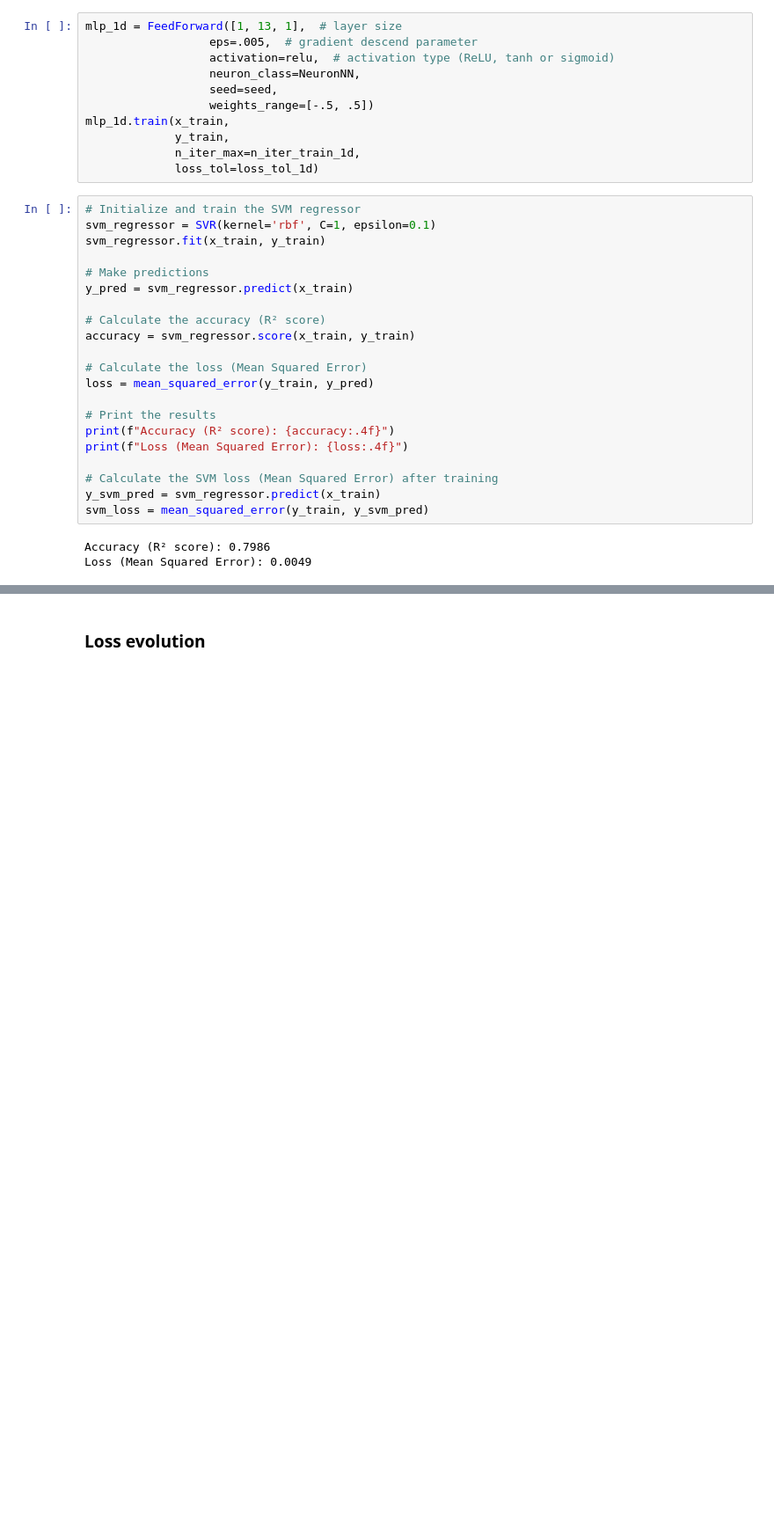
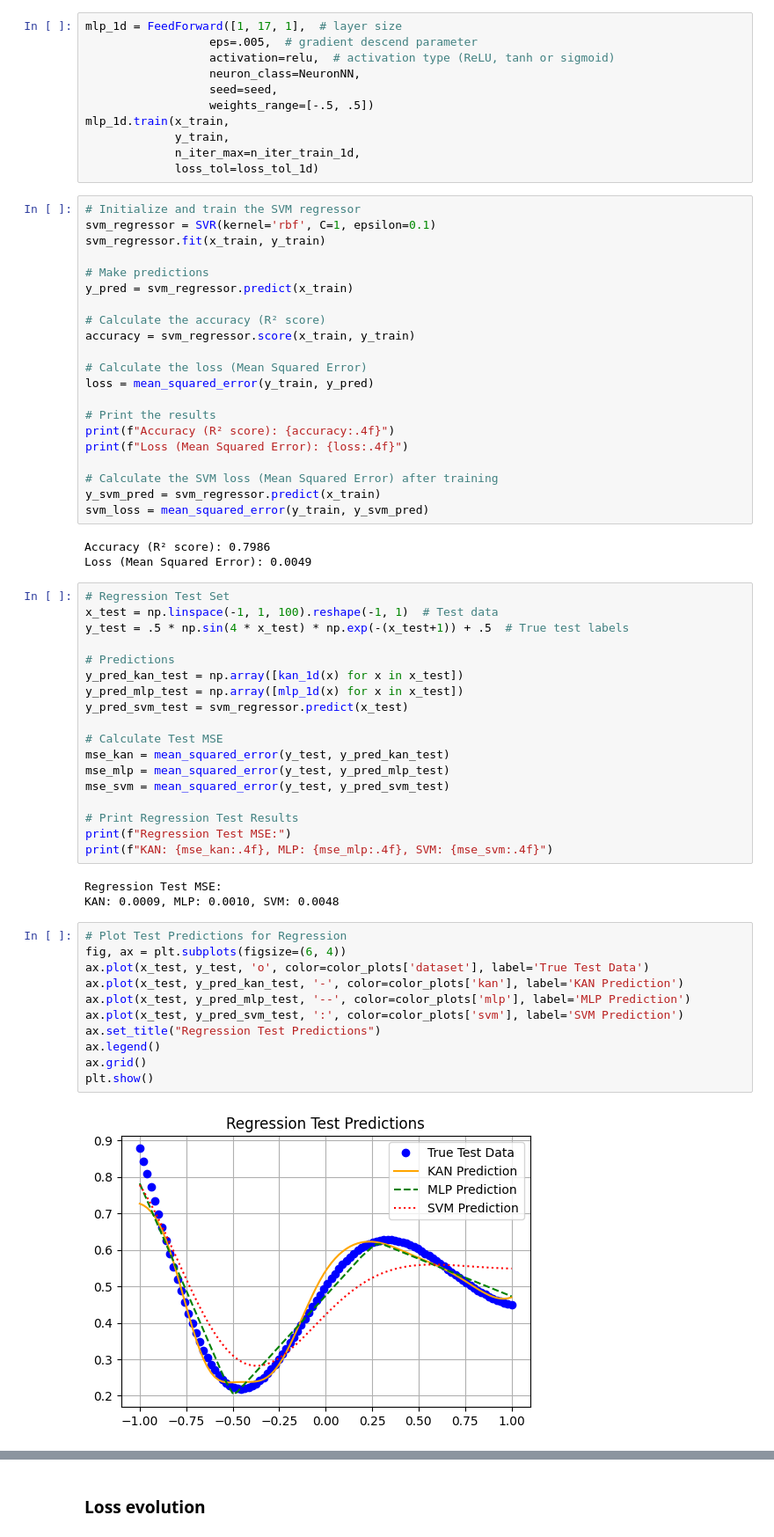
Before and after one commit to Semester7Project/KAN, a Jupyter notebook: main.ipynb, the cells around one changed output, grey strips where cells are left out. Shown at 88% size. Drawn from its saved outputs; the diff is of its cells as text; blank space fills up the shorter version.

```diff
--- a/main.ipynb
+++ b/main.ipynb
@@ -63,7 +63,7 @@ kan_1d.train(x_train,
 # %% [markdown]
 ### MLP
 # %%
-mlp_1d = FeedForward([1, 13, 1],  # layer size
+mlp_1d = FeedForward([1, 17, 1],  # layer size
                   eps=.005,  # gradient descend parameter
                   activation=relu,  # activation type (ReLU, tanh or sigmoid)
                   neuron_class=NeuronNN,
@@ -97,6 +97,40 @@ svm_loss = mean_squared_error(y_train, y_svm_pred)
 # %% [output]
 Accuracy (R² score): 0.7986
 Loss (Mean Squared Error): 0.0049
+# %%
+# Regression Test Set
+x_test = np.linspace(-1, 1, 100).reshape(-1, 1)  # Test data
+y_test = .5 * np.sin(4 * x_test) * np.exp(-(x_test+1)) + .5  # True test labels
+
+# Predictions
+y_pred_kan_test = np.array([kan_1d(x) for x in x_test])
+y_pred_mlp_test = np.array([mlp_1d(x) for x in x_test])
+y_pred_svm_test = svm_regressor.predict(x_test)
+
+# Calculate Test MSE
+mse_kan = mean_squared_error(y_test, y_pred_kan_test)
+mse_mlp = mean_squared_error(y_test, y_pred_mlp_test)
+mse_svm = mean_squared_error(y_test, y_pred_svm_test)
+
+# Print Regression Test Results
+print(f"Regression Test MSE:")
+print(f"KAN: {mse_kan:.4f}, MLP: {mse_mlp:.4f}, SVM: {mse_svm:.4f}")
+# %% [output]
+Regression Test MSE:
+KAN: 0.0009, MLP: 0.0010, SVM: 0.0048
+# %%
+# Plot Test Predictions for Regression
+fig, ax = plt.subplots(figsize=(6, 4))
+ax.plot(x_test, y_test, 'o', color=color_plots['dataset'], label='True Test Data')
+ax.plot(x_test, y_pred_kan_test, '-', color=color_plots['kan'], label='KAN Prediction')
+ax.plot(x_test, y_pred_mlp_test, '--', color=color_plots['mlp'], label='MLP Prediction')
+ax.plot(x_test, y_pred_svm_test, ':', color=color_plots['svm'], label='SVM Prediction')
+ax.set_title("Regression Test Predictions")
+ax.legend()
+ax.grid()
+plt.show()
+# %% [output]
+[figure, added]
 # %%
 # Generate a dense grid of x values for smooth predictions
 x_plot = np.linspace(x_train[0], x_train[-1], 1000).reshape(-1, 1)
```
Also changed, not shown: parts of 7 cells of this notebook.
